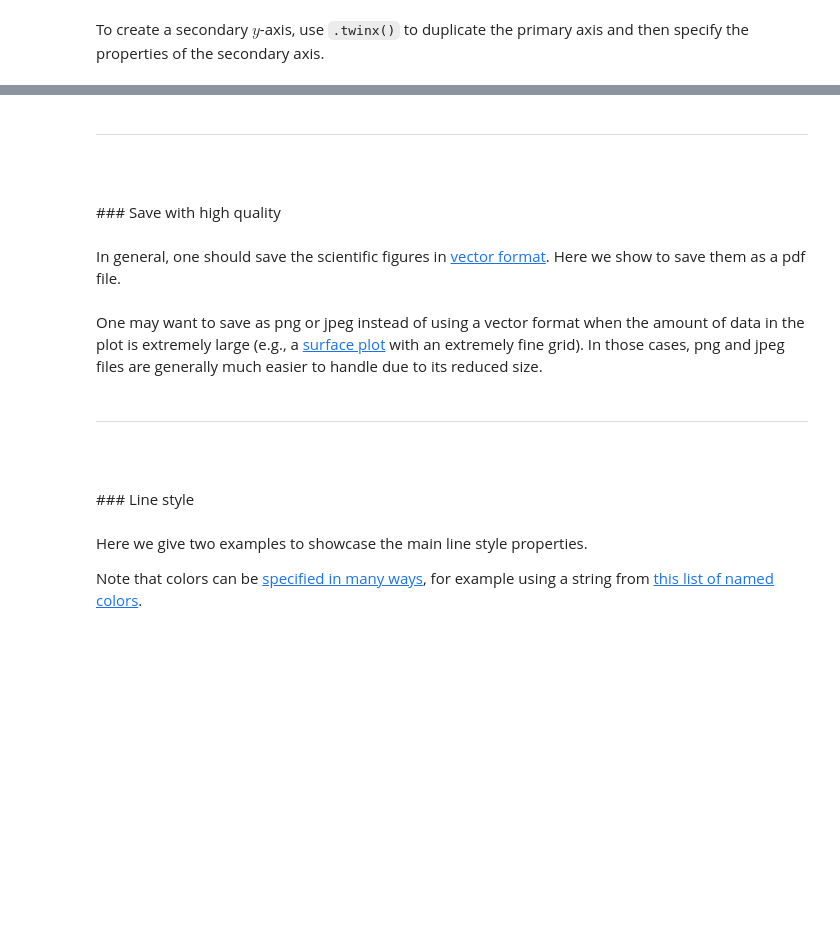
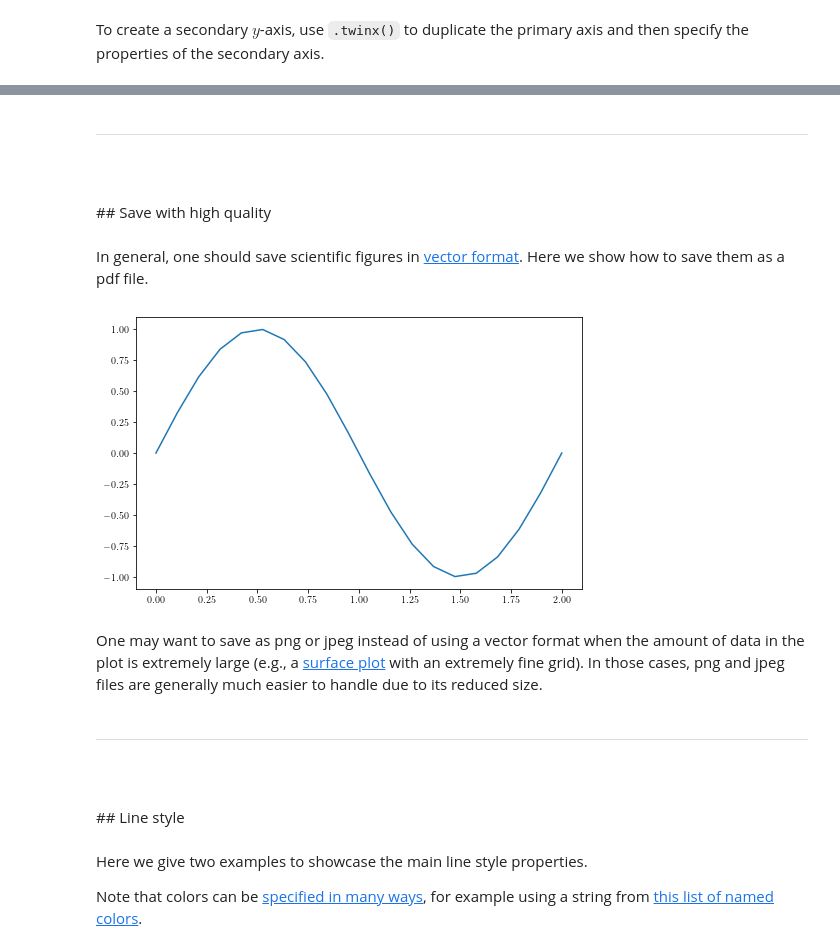
Before and after one commit to AlvaroGI/plt-cheatsheet, a Jupyter notebook: cheatsheet_plt.ipynb, the cells around one changed output, grey strips where cells are left out. Drawn from its saved outputs; the diff is of its cells as text; code cells hidden in the pictures; blank space fills up the shorter version.

```diff
--- a/cheatsheet_plt.ipynb
+++ b/cheatsheet_plt.ipynb
@@ -155,27 +172,28 @@ plt.show()
 <br />
 &nbsp;
 
-### Save with high quality
+## Save with high quality
 # %% [markdown]
-In general, one should save the scientific figures in [vector format](https://en.wikipedia.org/wiki/Vector_graphics). Here we show to save them as a pdf file.
+In general, one should save scientific figures in [vector format](https://en.wikipedia.org/wiki/Vector_graphics). Here we show how to save them as a pdf file.
 # %%
 # Data
 x = np.linspace(0,2,20)
 y = np.sin(x*np.pi)
 
 # Create figure
-x_cm = 8
-y_cm = 5
-fig, ax = plt.subplots(figsize=(x_cm/2.54, y_cm/2.54))
+fig, ax = plt.subplots(figsize=(8,5))
 
 # Plot
 plt.plot(x,y)
 
 # Save
-filename = 'figs_directory/figname_x%d_y%d.pdf'%(x_cm,y_cm)
-    # This will save the figure in the figs_directory/ folder.
-    # To save it in the current folder, remove 'figs_directory/'
+filename = 'figures/figname_x%d_y%d.pdf'%(x_cm,y_cm)
+    # This will save the figure in the 'figures/' folder.
+    # To save it in the current folder, remove 'figures/'
+    # from the filename
 plt.savefig(filename, dpi=300, bbox_inches='tight')
+# %% [output]
+[figure, added]
 # %% [markdown]
 One may want to save as png or jpeg instead of using a vector format when the amount of data in the plot is extremely large (e.g., a [surface plot](https://matplotlib.org/stable/gallery/mplot3d/surface3d.html) with an extremely fine grid). In those cases, png and jpeg files are generally much easier to handle due to its reduced size.
 # %% [markdown]
@@ -184,7 +202,7 @@ One may want to save as png or jpeg instead of using a vector format when the am
 <br />
 &nbsp;
 
-### Line style
+## Line style
 # %% [markdown]
 Here we give two examples to showcase the main line style properties.
 
```
Also changed, not shown: parts of 43 cells of this notebook, 2 other files.
